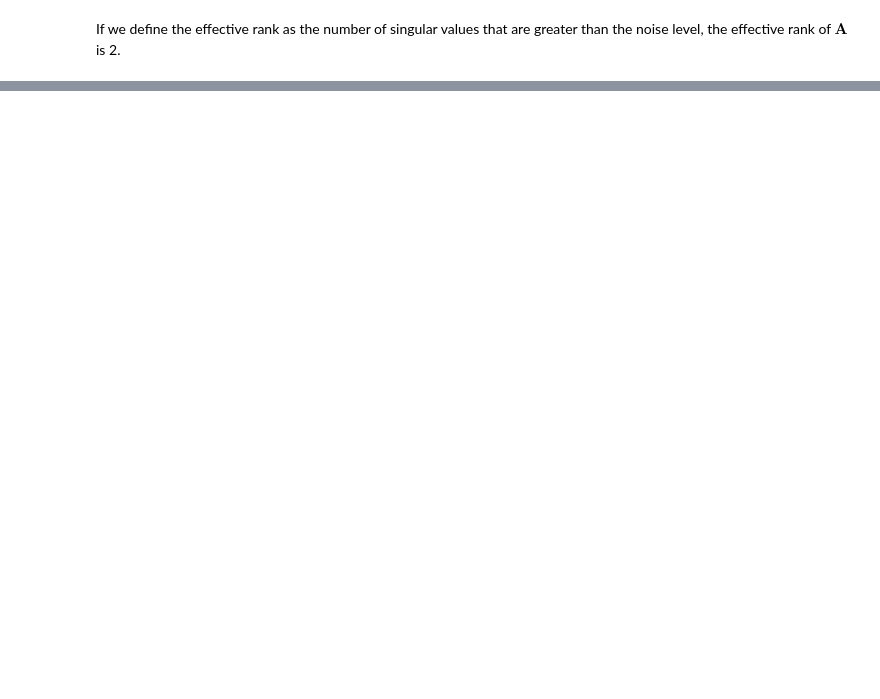
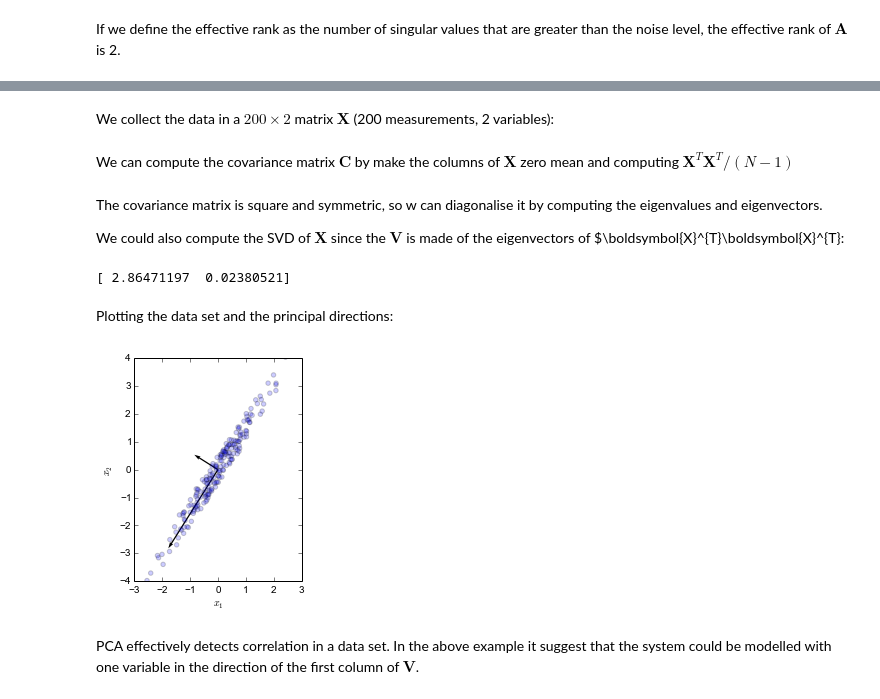
Before and after one commit to garth-wells/notebooks-3M1, a Jupyter notebook: notebooks/SingularValueDecomposition.ipynb, the cells around one changed output, grey strips where cells are left out. Cells and saved outputs as stored; diff of their text form; code cells hidden in the pictures; blank space fills up the shorter version.

Commit message:
Add more SVD examples.

```diff
--- a/notebooks/SingularValueDecomposition.ipynb
+++ b/notebooks/SingularValueDecomposition.ipynb
@@ -351,0 +492,9 @@ Everthing is fine as long a $\boldsymbol{A}$ is full rank. The problem is that w
+# %%
+np.random.seed(1)
+x0 = np.random.randn(200) + 5.0
+x1 = 1.5*x0 + np.random.rand(len(x0))
+
+ax = plt.axes()
+ax.scatter(x0, x1, alpha=0.5);
+ax.set_xlabel('$x_{1}$');
+ax.set_ylabel('$x_{2}$');
@@ -351,0 +503,34 @@ Everthing is fine as long a $\boldsymbol{A}$ is full rank. The problem is that w
+# %% [markdown]
+We collect the data in a $200 \times 2$ matrix $\boldsymbol{X}$ (200 measurements, 2 variables):
+# %%
+X = np.column_stack((x0, x1))
+# %% [markdown]
+We can compute the covariance matrix $\boldsymbol{C}$ by make the columns of $\boldsymbol{X}$ zero mean and computing $\boldsymbol{X}^{T}\boldsymbol{X}^{T}/(N-1)$
+# %%
+for c in range(X.shape[1]):
+    X[:,c] = X[:,c] - np.mean(X[:,c])
+C = (X.T).dot(X)/(len(x0)-1.0)
+# %% [markdown]
+The covariance matrix is square and symmetric, so w can diagonalise it by computing the eigenvalues and eigenvectors.
+
+We could also compute the SVD of $\boldsymbol{X}$ since the $\boldsymbol{V}$ is made of the eigenvectors of $\boldsymbol{X}^{T}\boldsymbol{X}^{T}:
+# %%
+U, s, V = np.linalg.svd(C)
+print(s)
+# %% [output]
+[ 2.86471197  0.02380521]
+# %% [markdown]
+Plotting the data set and the principal directions:
+# %%
+ax = plt.axes()
+ax.set_aspect(1.0);
+ax.set_ylim(-4.0, 4.0);
+ax.set_xlabel('$x_{1}$')
+ax.set_ylabel('$x_{2}$')
+ax.quiver(V[0, 0], V[0, 1], angles='xy',scale_units='xy',scale=0.3);
+ax.quiver(V[1, 0], V[1, 1], angles='xy',scale_units='xy',scale=1);
+ax.scatter(X[:,0], X[:,1], alpha=0.2);
+# %% [output]
+[figure, added]
+# %% [markdown]
+PCA effectively detects correlation in a data set. In the above example it suggest that the system could be modelled with one variable in the direction of the first column of $\boldsymbol{V}$.
```
Also changed, not shown: parts of 50 cells of this notebook, 1 other file.
